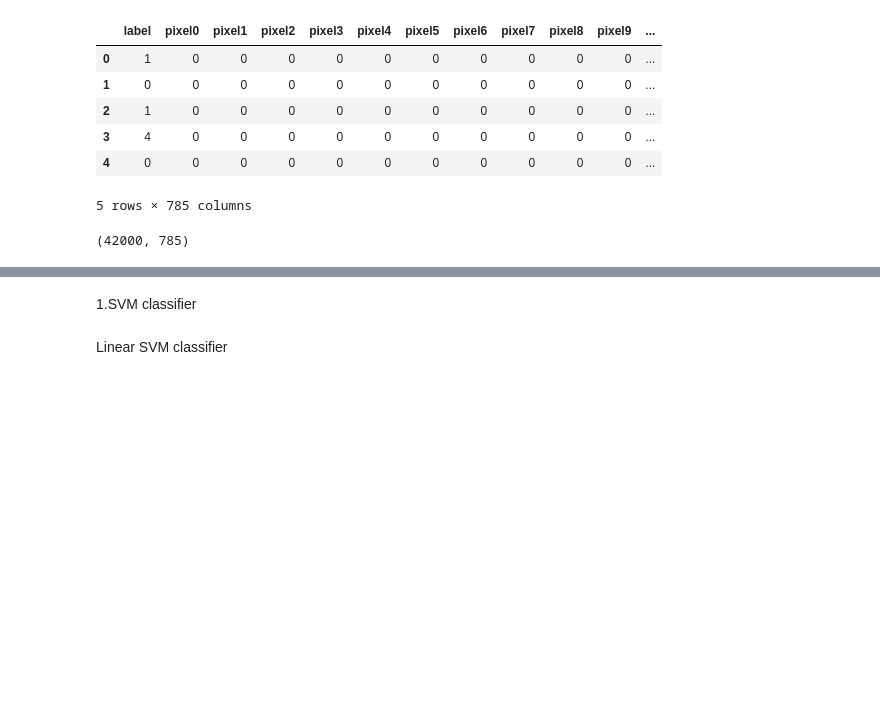
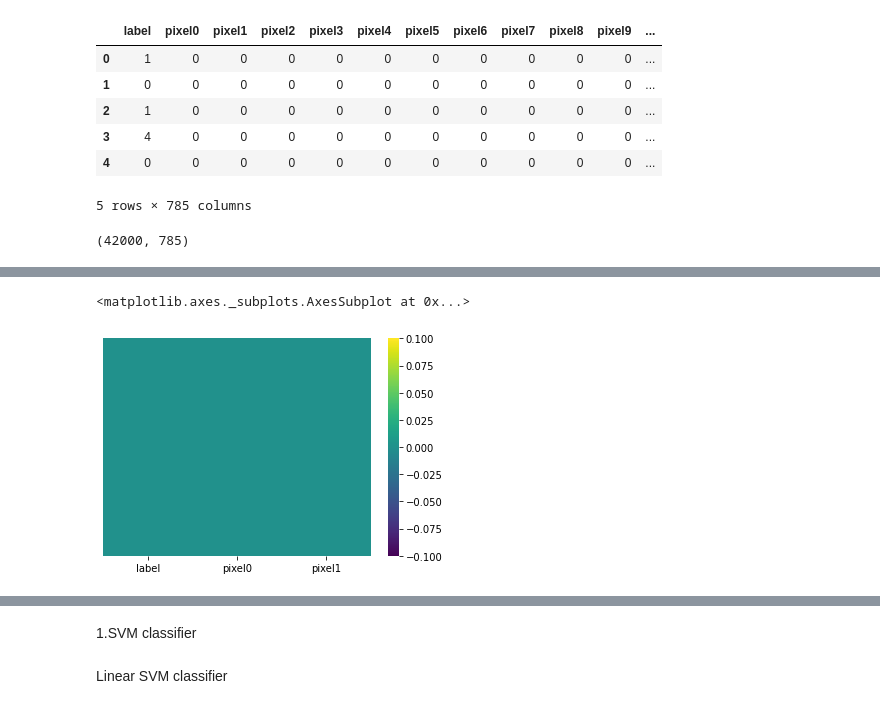
Before and after one commit to MansiSinghP/MACHINE-LEARNING-PROJECTS, a Jupyter notebook: MNIST_dataset.ipynb, the cells around one changed output, grey strips where cells are left out. Cells and saved outputs as stored; diff of their text form; code cells hidden in the pictures; blank space fills up the shorter version.

```diff
--- a/MNIST_dataset.ipynb
+++ b/MNIST_dataset.ipynb
@@ -38,0 +60,6 @@ dataset.head()
+# %%
+#heatmap to check null values in the dataset
+sns.heatmap(dataset.isnull(),yticklabels=False,cmap='viridis')
+# %% [output]
+<matplotlib.axes._subplots.AxesSubplot at 0x...>
+[figure, added]
```
Also changed, not shown: parts of 16 cells of this notebook.
